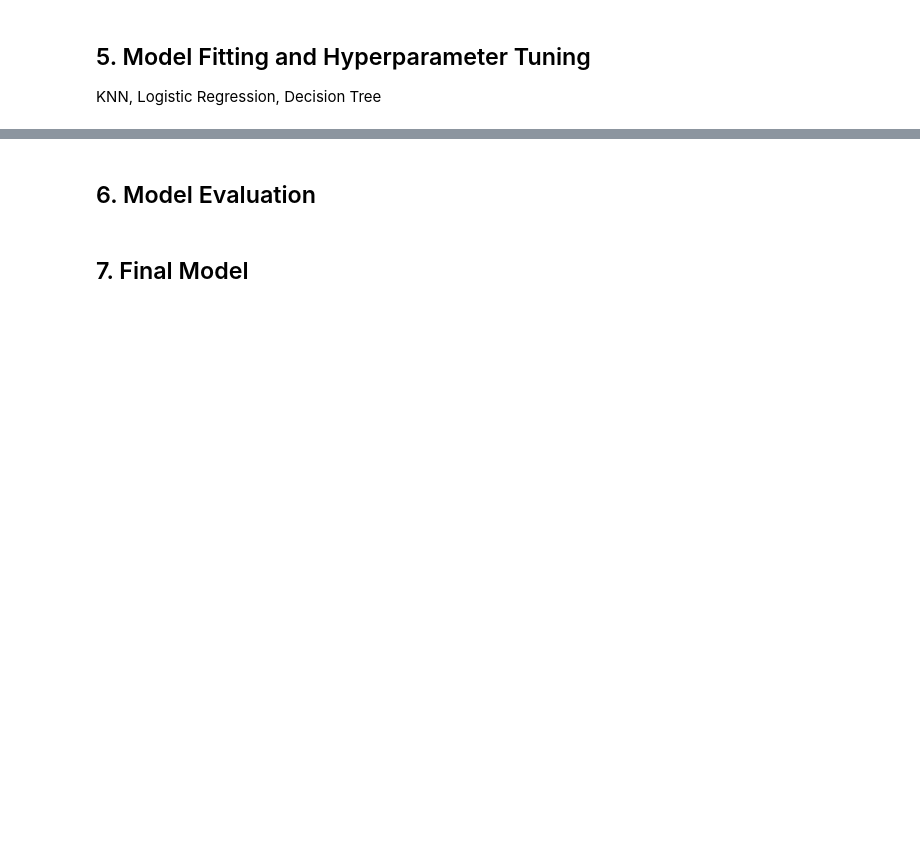
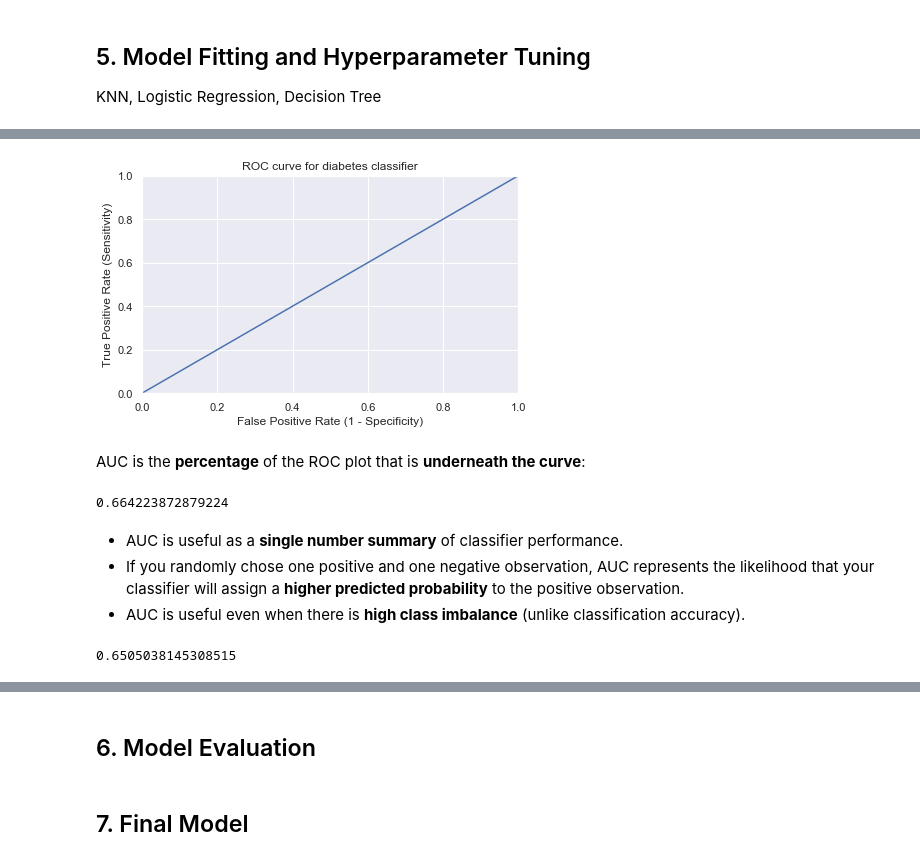
Before and after one commit to bryandps/module3_bakeoff, a Jupyter notebook: classification-assessment-updated.ipynb, the cells around one changed output, grey strips where cells are left out. Cells and saved outputs as stored; diff of their text form; code cells hidden in the pictures; blank space fills up the shorter version.

```diff
--- a/classification-assessment-updated.ipynb
+++ b/classification-assessment-updated.ipynb
@@ -628,0 +964,29 @@ KNN, Logistic Regression, Decision Tree
+# %%
+# IMPORTANT: first argument is true values, second argument is predicted probabilities
+fpr, tpr, thresholds = metrics.roc_curve(y_test, y_pred)
+plt.plot(fpr, tpr)
+plt.xlim([0.0, 1.0])
+plt.ylim([0.0, 1.0])
+plt.title('ROC curve for diabetes classifier')
+plt.xlabel('False Positive Rate (1 - Specificity)')
+plt.ylabel('True Positive Rate (Sensitivity)')
+plt.grid(True)
+# %% [output]
+[figure, added]
+# %% [markdown]
+AUC is the **percentage** of the ROC plot that is **underneath the curve**:
+# %%
+# IMPORTANT: first argument is true values, second argument is predicted probabilities
+print(metrics.roc_auc_score(y_test, y_pred_prob))
+# %% [output]
+0.664223872879224
+# %% [markdown]
+- AUC is useful as a **single number summary** of classifier performance.
+- If you randomly chose one positive and one negative observation, AUC represents the likelihood that your classifier will assign a **higher predicted probability** to the positive observation.
+- AUC is useful even when there is **high class imbalance** (unlike classification accuracy).
+# %%
+# calculate cross-validated AUC
+from sklearn.model_selection import cross_val_score
+cross_val_score(logreg, features, target, cv=10, scoring='roc_auc').mean()
+# %% [output]
+0.6505038145308515
```
Also changed, not shown: parts of 80 cells of this notebook.
